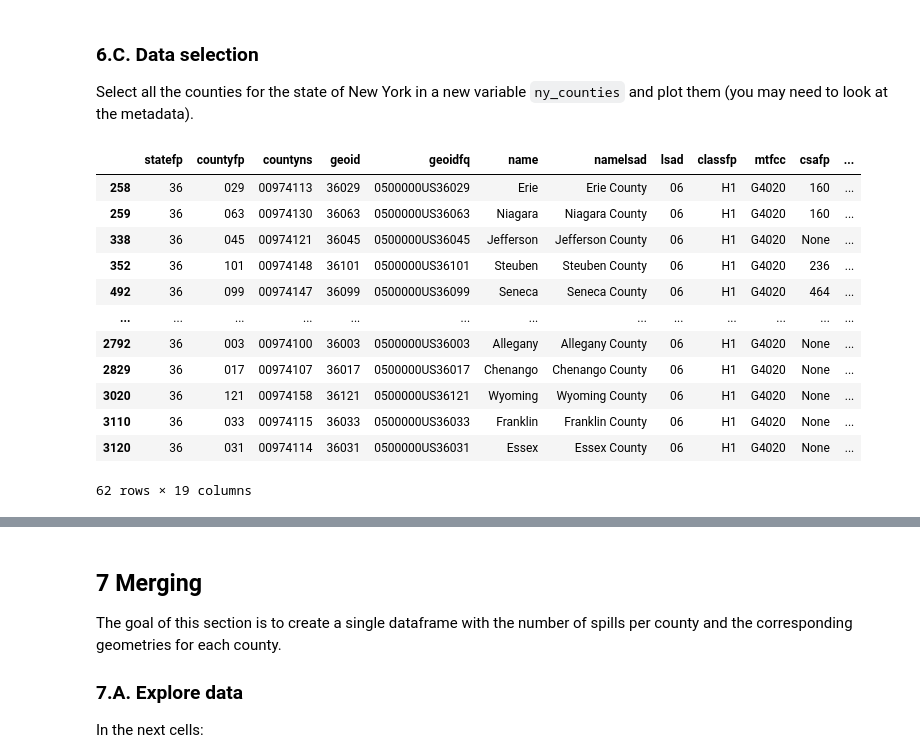
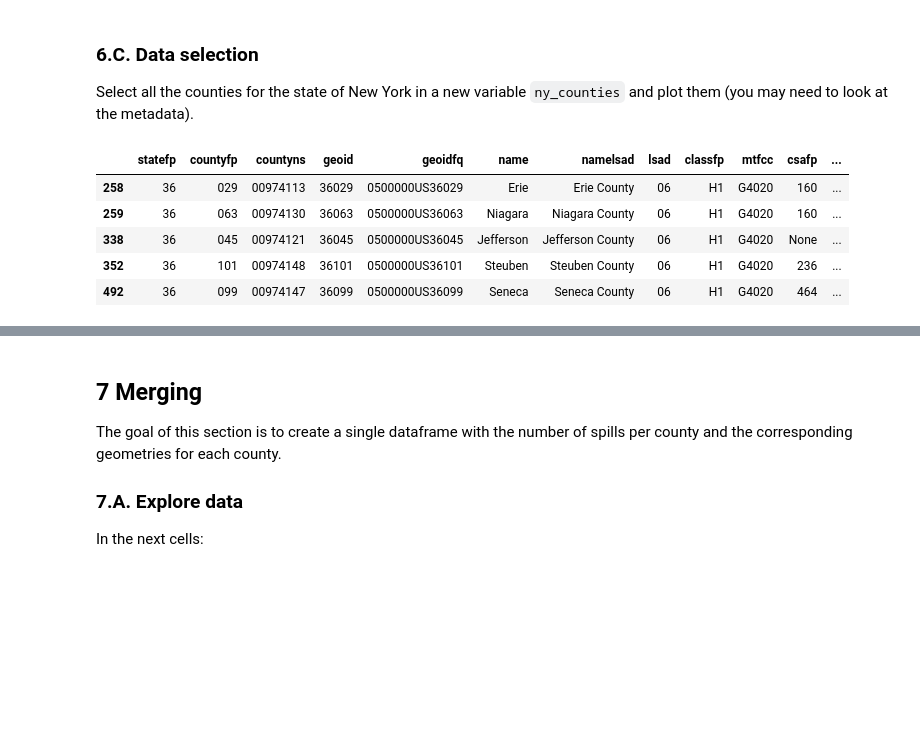
Before and after one commit to edengonzalezz/eds220-hwk3, a Jupyter notebook: hwk3-task2-spills.ipynb, the cells around one changed output, grey strips where cells are left out. Saved outputs shown, nothing was run; the diff lists cells and outputs as text; code cells hidden in the pictures; blank space fills up the shorter version.

```diff
--- a/hwk3-task2-spills.ipynb
+++ b/hwk3-task2-spills.ipynb
@@ -489,18 +621,11 @@ Select all the counties for the state of New York in a new variable `ny_counties
 # %%
 #  The state code for NY is 36
 ny_counties = counties[counties['statefp'] == '36']
-ny_counties
+ny_counties.head()
 # %% [output]
 |  | statefp | countyfp | countyns | geoid | geoidfq | name | namelsad | lsad | classfp | mtfcc | csafp | ... |
 | 258 | 36 | 029 | 00974113 | 36029 | 0500000US36029 | Erie | Erie County | 06 | H1 | G4020 | 160 | ... |
 | 259 | 36 | 063 | 00974130 | 36063 | 0500000US36063 | Niagara | Niagara County | 06 | H1 | G4020 | 160 | ... |
 | 338 | 36 | 045 | 00974121 | 36045 | 0500000US36045 | Jefferson | Jefferson County | 06 | H1 | G4020 | None | ... |
 | 352 | 36 | 101 | 00974148 | 36101 | 0500000US36101 | Steuben | Steuben County | 06 | H1 | G4020 | 236 | ... |
 | 492 | 36 | 099 | 00974147 | 36099 | 0500000US36099 | Seneca | Seneca County | 06 | H1 | G4020 | 464 | ... |
-| ... | ... | ... | ... | ... | ... | ... | ... | ... | ... | ... | ... | ... |
-| 2792 | 36 | 003 | 00974100 | 36003 | 0500000US36003 | Allegany | Allegany County | 06 | H1 | G4020 | None | ... |
-| 2829 | 36 | 017 | 00974107 | 36017 | 0500000US36017 | Chenango | Chenango County | 06 | H1 | G4020 | None | ... |
-| 3020 | 36 | 121 | 00974158 | 36121 | 0500000US36121 | Wyoming | Wyoming County | 06 | H1 | G4020 | None | ... |
-| 3110 | 36 | 033 | 00974115 | 36033 | 0500000US36033 | Franklin | Franklin County | 06 | H1 | G4020 | None | ... |
-| 3120 | 36 | 031 | 00974114 | 36031 | 0500000US36031 | Essex | Essex County | 06 | H1 | G4020 | None | ... |
-62 rows × 19 columns
```
Also changed, not shown: parts of 24 cells of this notebook.
